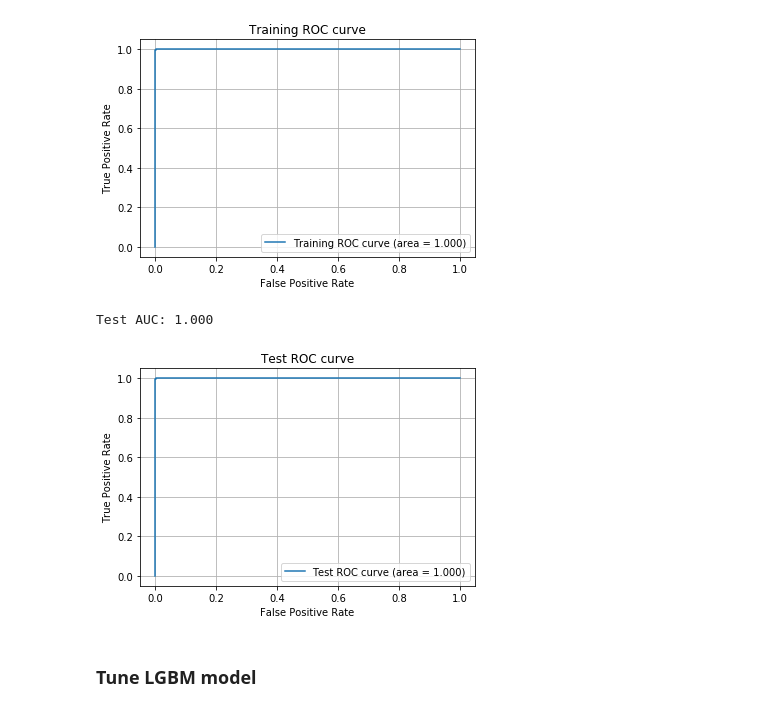
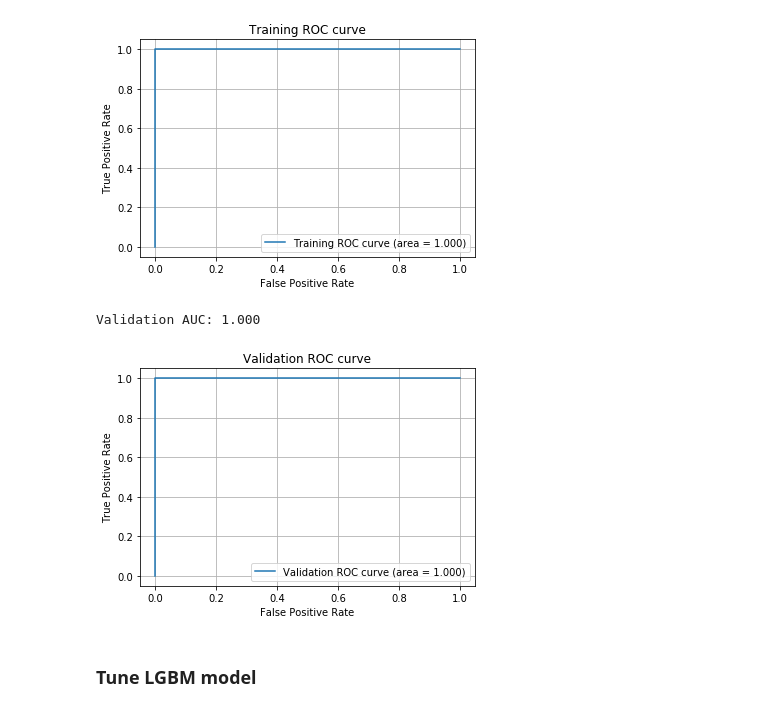
Before and after one commit to chriskwkim/mlnd, a Jupyter notebook: mlnd-capstone/Fraud Detection Learning.ipynb, the cells around one changed output. Drawn from its saved outputs; the diff is of its cells as text; code cells hidden in the pictures.

```diff
--- a/mlnd-capstone/Fraud Detection Learning.ipynb
+++ b/mlnd-capstone/Fraud Detection Learning.ipynb
@@ -180,12 +181,18 @@ gc.collect()
 # Split the data set into the Training and Test sets
 
 from sklearn.model_selection import train_test_split
+
+# Hold out test set from validation set for final test
 X_train, X_test, y_train, y_test = train_test_split(X, y, test_size=0.2, random_state=42)
+
+# Split validation set for tuning
+X_train, X_val, y_train, y_val = train_test_split(X_train, y_train, test_size=0.2, random_state=42)
 # %%
 # Fill NaN with mean values of the column
 
 X_train.fillna(X_train.mean(), inplace=True)
 X_test.fillna(X_test.mean(), inplace=True)
+X_val.fillna(X_test.mean(), inplace=True)
 X_train.head()
 # %% [output]
 A value is trying to be set on a copy of a slice from a DataFrame
@@ -315,12 +323,12 @@ show_auc_roc(y_train, train_predictions, 'Training')
 Training AUC: 1.000
 [figure]
 # %%
-# Test AUC
-test_predictions = lgbm.predict_proba(X_test, num_iteration=lgbm.best_iteration_)[:,1]
-show_auc_roc(y_test, test_predictions, 'Test')
+# Validation AUC
+val_predictions = lgbm.predict_proba(X_val, num_iteration=lgbm.best_iteration_)[:,1]
+show_auc_roc(y_val, val_predictions, 'Validation')
 # %% [output]
-Test AUC: 1.000
+Validation AUC: 1.000
-[figure, old version]
+[figure, new version]
 # %% [markdown]
 ### Tune LGBM model
 # %%
```
Also changed, not shown: parts of 30 cells of this notebook, 5 other files.
